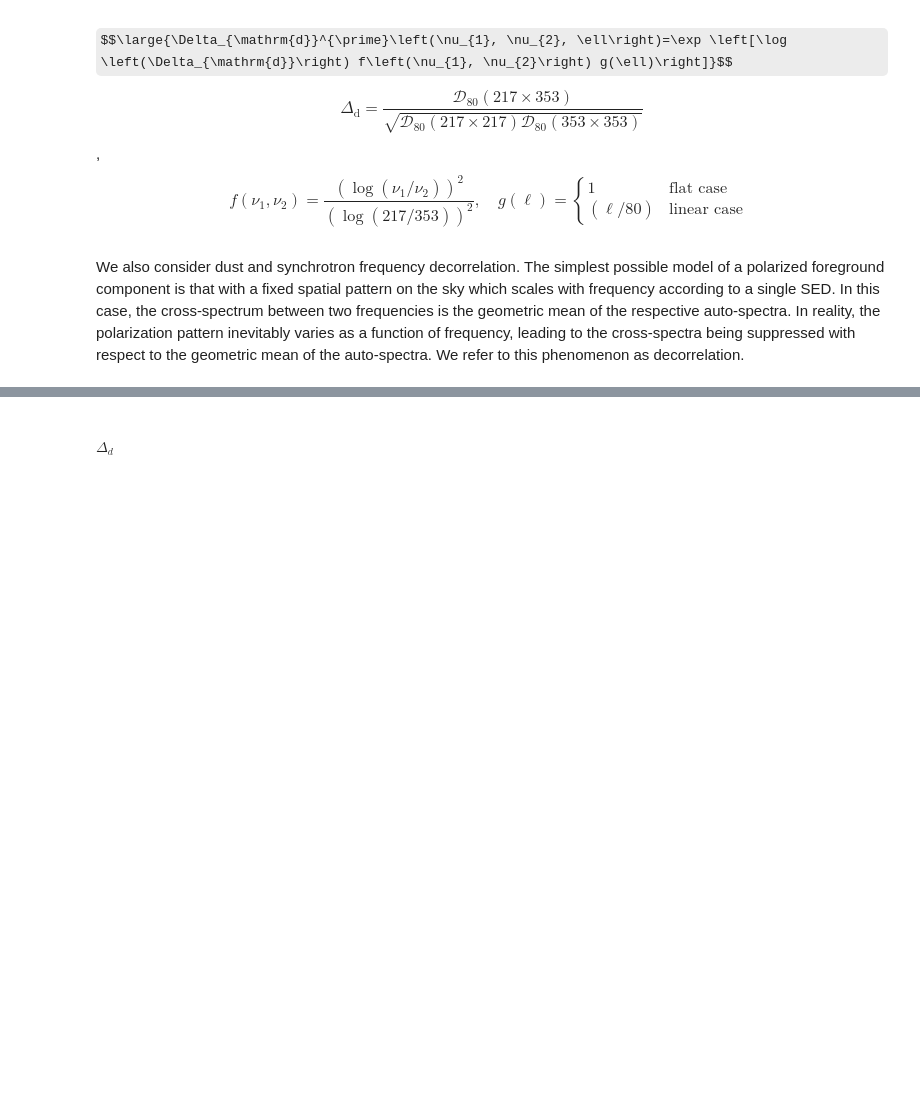
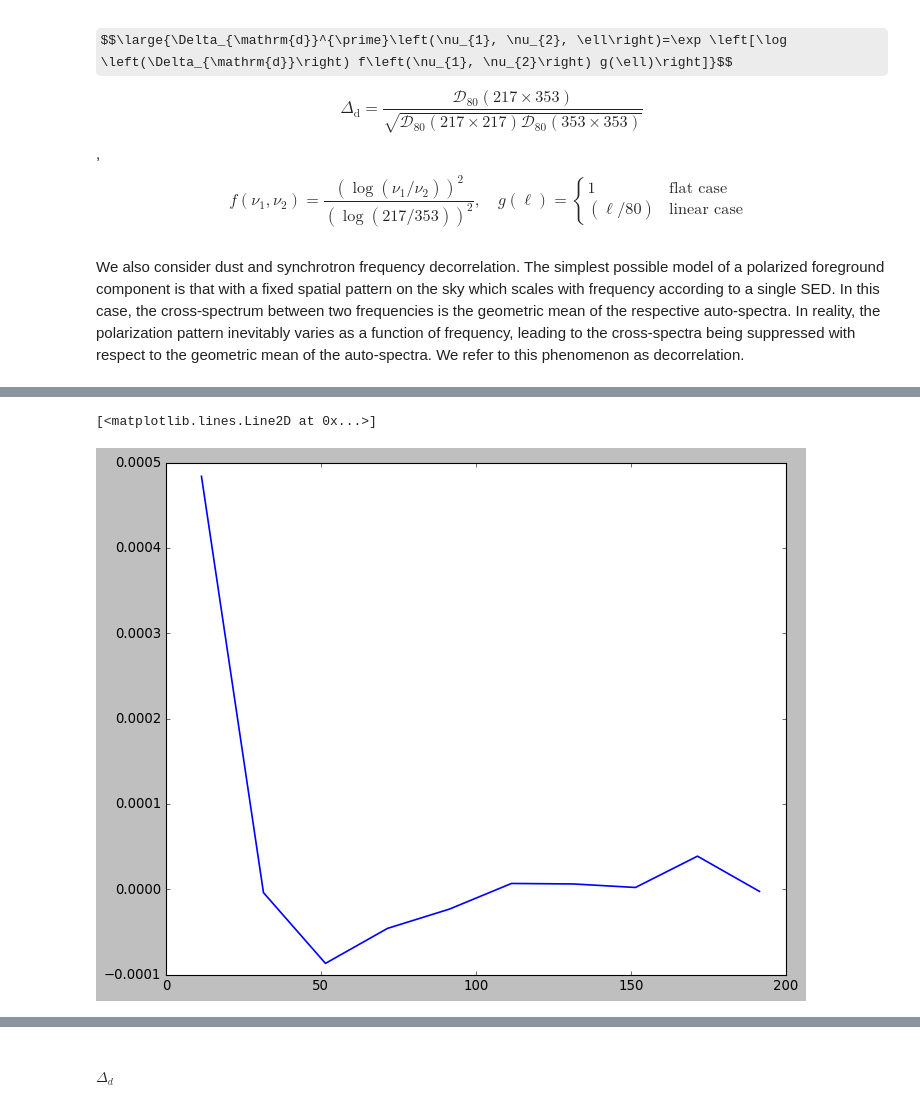
Before and after one commit to YJHelloWorld/Likelihood, a Jupyter notebook: Generate_data_needed.ipynb, the cells around one changed output, grey strips where cells are left out. Saved outputs shown, nothing was run; the diff lists cells and outputs as text; code cells hidden in the pictures; some formulas as TeX source; blank space fills up the shorter version.

```diff
--- a/Generate_data_needed.ipynb
+++ b/Generate_data_needed.ipynb
@@ -57,6 +59,8 @@ ali_ma = hp.read_map('/fnx/jianyao/Likelihood_data/ABSData/ali_mask.fits', field
 NSIDE = 128
 ORDERING = RING in fits file
 INDXSCHM = IMPLICIT
+# %%
+ali_ma_apo = nmt.mask_apodization(ali_ma, 6, apotype='C2')
 # %%
 full_sky = np.ones(12*nside**2)
 # %%
@@ -417,0 +465,5 @@ being suppressed with respect to the geometric mean of the auto-spectra. We refe
+# %%
+f1 = nmt.NmtField(ali_ma_apo, s95[1:])
+f2 = nmt.NmtField(ali_ma_apo, d95[1:])
+
+corre = nmt.compute_full_master(f1, f2,b)
@@ -417,0 +485,5 @@ being suppressed with respect to the geometric mean of the auto-spectra. We refe
+# %%
+plt.plot(est.ell_n, (corre[3])/np.sqrt(A_s_CMB*A_d_CMB), label = 'correlation')
+# %% [output]
+[<matplotlib.lines.Line2D at 0x...>]
+[figure, added]
```
Also changed, not shown: parts of 21 cells of this notebook, 2 other files.
